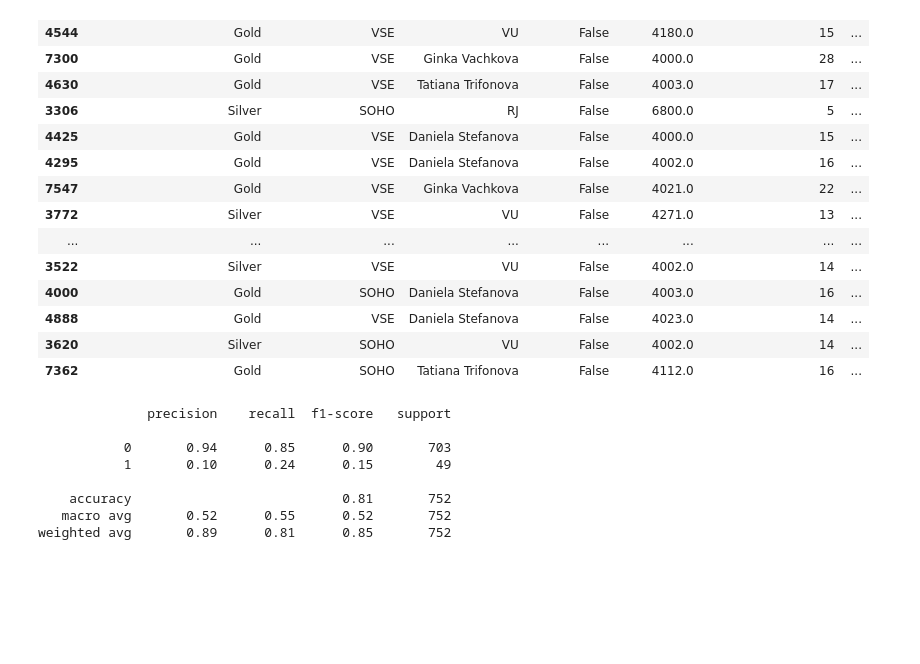
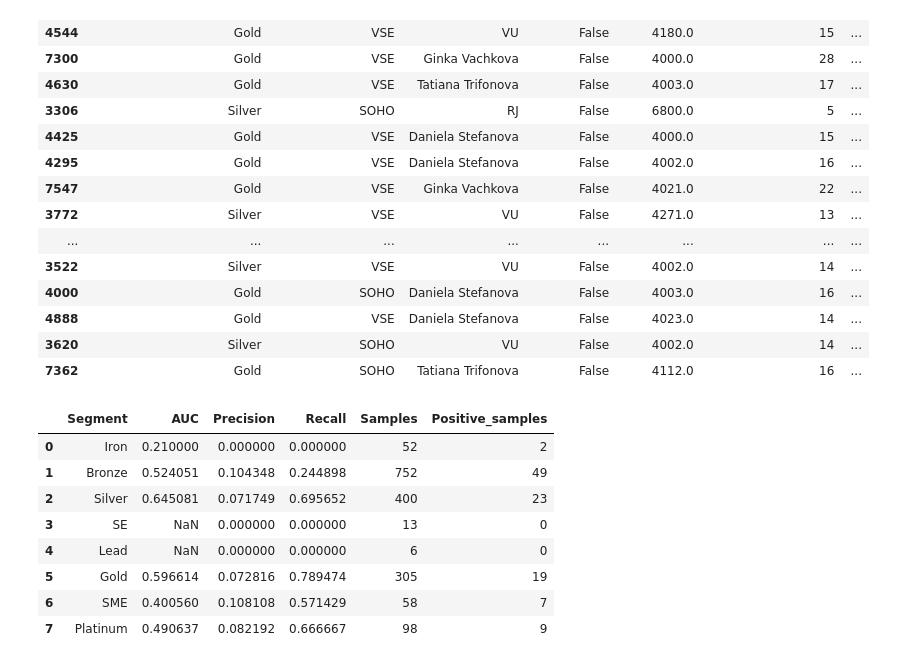
Before and after one commit to eode0004/FIT2082ResProj, a Jupyter notebook: ResProjModel.ipynb, the cells around one changed output. Drawn from its saved outputs; the diff is of its cells as text; code cells hidden in the pictures; blank space fills up the shorter version.

Commit message:
Added code to evaluate some metrics per-group

```diff
--- a/ResProjModel.ipynb
+++ b/ResProjModel.ipynb
@@ -287,18 +287,63 @@ t_df[t_df["Prediction_type"] == "False Positive"].sort_values(by="Predicted_Chur
 | 3620 | Silver | SOHO | VU | False | 4002.0 | 14 | ... |
 | 7362 | Gold | SOHO | Tatiana Trifonova | False | 4112.0 | 16 | ... |
 # %%
-# Testing per-group
-test_segment = "Bronze"
-segment_test = y_test[X_test["CRM_PID_Value_Segment"] == test_segment]
-segment_pred = y_pred[X_test["CRM_PID_Value_Segment"] == test_segment]
+from sklearn.metrics import precision_score, recall_score
 
-print(classification_report(segment_test, segment_pred))
+# Calculate evaluation metrics separately for each CRM value segment.
+# The loop follows segment_order so auc_df keeps the business-defined ordering.
+auc_rows = []
+for segment in segment_order:
+    # Select only test-set rows that belong to the current CRM segment.
+    segment_mask = X_test["CRM_PID_Value_Segment"] == segment
+
+    # Select the actual churn labels for this segment using the same mask.
+    segment_actual = y_test[segment_mask]
+
+    # y_pred_p contains two probability columns: column 0 for No churn and
+    # column 1 for Yes churn. ROC-AUC must use the positive-class probability.
+    segment_probability = y_pred_p[segment_mask.to_numpy(), 1]
+
+    # Convert probabilities to binary predictions using the global threshold.
+    # Precision and recall depend on this threshold; AUC does not.
+    segment_prediction = segment_probability >= threshold
+
+    # ROC-AUC is undefined when a segment contains only one actual class.
+    # Store NaN for those segments instead of raising an exception.
+    segment_auc = (
+        roc_auc_score(segment_actual, segment_probability)
+        if segment_actual.nunique() == 2
+        else np.nan
+    )
+
+    # Store one result row for the current segment. Sample counts provide
+    # context because metrics from very small segments are unstable.
+    auc_rows.append({
+        "Segment": segment,
+        "AUC": segment_auc,
+        "Precision": precision_score(
+            segment_actual,
+            segment_prediction,
+            zero_division=0,
+        ),
+        "Recall": recall_score(
+            segment_actual,
+            segment_prediction,
+            zero_division=0,
+        ),
+        "Samples": int(segment_mask.sum()),
+        "Positive_samples": int(segment_actual.sum()),
+    })
+
+# Convert the collected rows into a DataFrame for comparison and display.
+auc_df = pd.DataFrame(auc_rows)
+auc_df
 # %% [output]
-              precision    recall  f1-score   support
-
-           0       0.94      0.85      0.90       703
-           1       0.10      0.24      0.15        49
-
-    accuracy                           0.81       752
-   macro avg       0.52      0.55      0.52       752
-weighted avg       0.89      0.81      0.85       752
+|  | Segment | AUC | Precision | Recall | Samples | Positive_samples |
+| 0 | Iron | 0.210000 | 0.000000 | 0.000000 | 52 | 2 |
+| 1 | Bronze | 0.524051 | 0.104348 | 0.244898 | 752 | 49 |
+| 2 | Silver | 0.645081 | 0.071749 | 0.695652 | 400 | 23 |
+| 3 | SE | NaN | 0.000000 | 0.000000 | 13 | 0 |
+| 4 | Lead | NaN | 0.000000 | 0.000000 | 6 | 0 |
+| 5 | Gold | 0.596614 | 0.072816 | 0.789474 | 305 | 19 |
+| 6 | SME | 0.400560 | 0.108108 | 0.571429 | 58 | 7 |
+| 7 | Platinum | 0.490637 | 0.082192 | 0.666667 | 98 | 9 |
```
Also changed, not shown: parts of 1 cell of this notebook.
